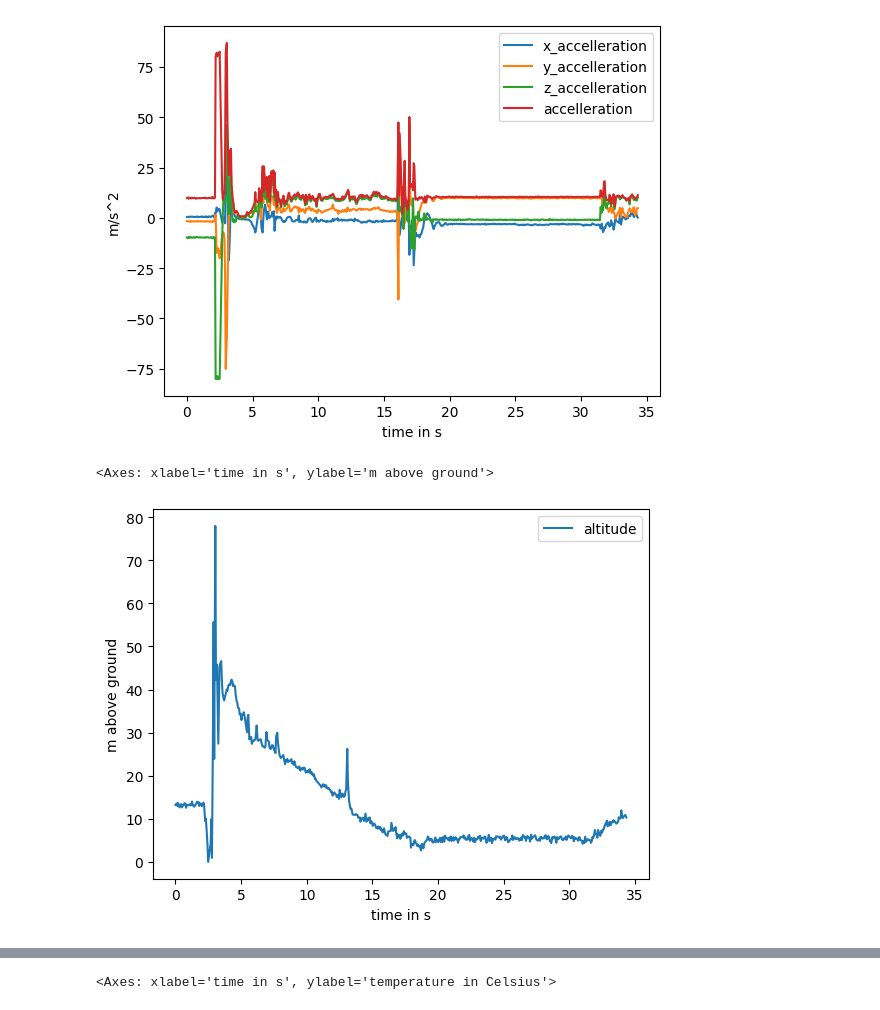
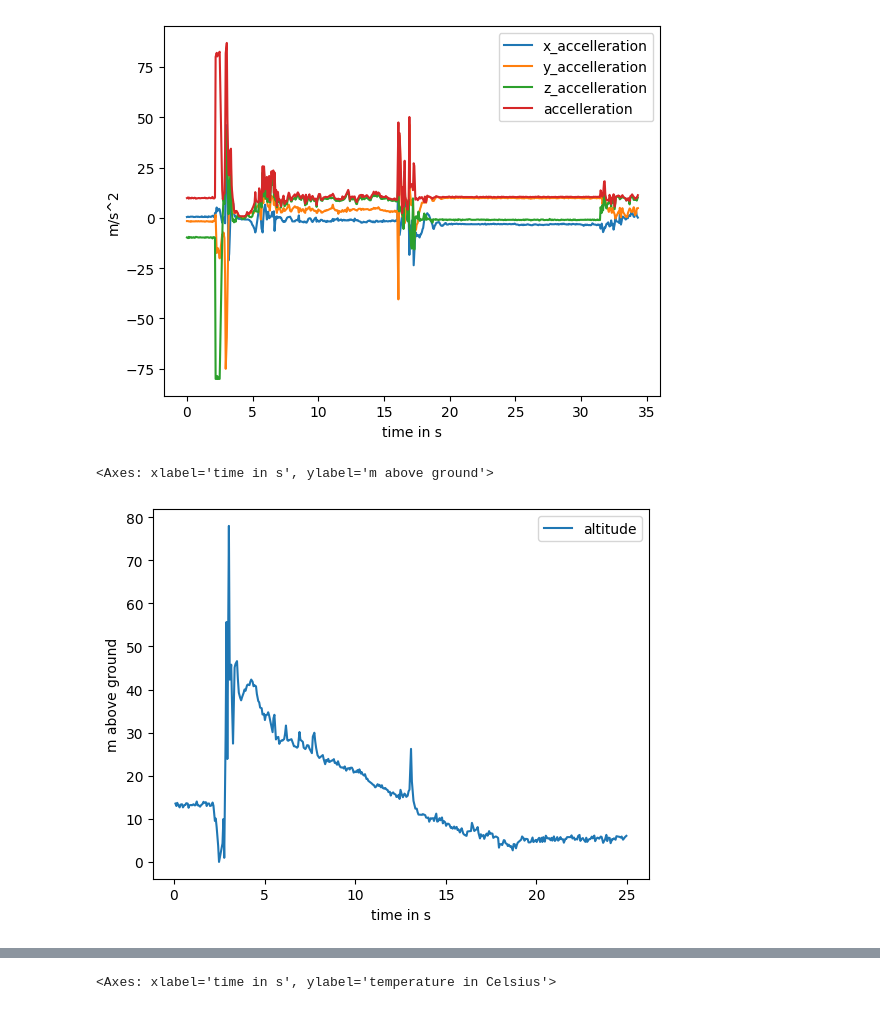
Before and after one commit to dylan366/MINT_Woche_RAKETE_Microbit, a Jupyter notebook: diagram.ipynb, the cells around one changed output, grey strips where cells are left out. Cells and saved outputs as stored; diff of their text form; code cells hidden in the pictures.

```diff
--- a/diagram.ipynb
+++ b/diagram.ipynb
@@ -48,13 +48,16 @@ accelleration.set_ylabel("m/s^2")
 Text(0, 0.5, 'm/s^2')
 [figure]
 # %%
-altitude = data[["altitude"]].plot()
+
+flight = data[(data.index > 0) & (data.index < 25)]
+
+altitude = flight[["altitude"]].plot()
 altitude.set_xlabel("time in s")
 altitude.set_ylabel("m above ground")
 altitude
 # %% [output]
 <Axes: xlabel='time in s', ylabel='m above ground'>
-[figure, old version]
+[figure, new version]
 # %%
 magnet_field = data[["x_magnet_strength", "y_magnet_strength", "z_magnet_strength", "total_magnet_strength"]].plot()
 magnet_field.set_xlabel("time in s")
```
Also changed, not shown: parts of 1 cell of this notebook.
